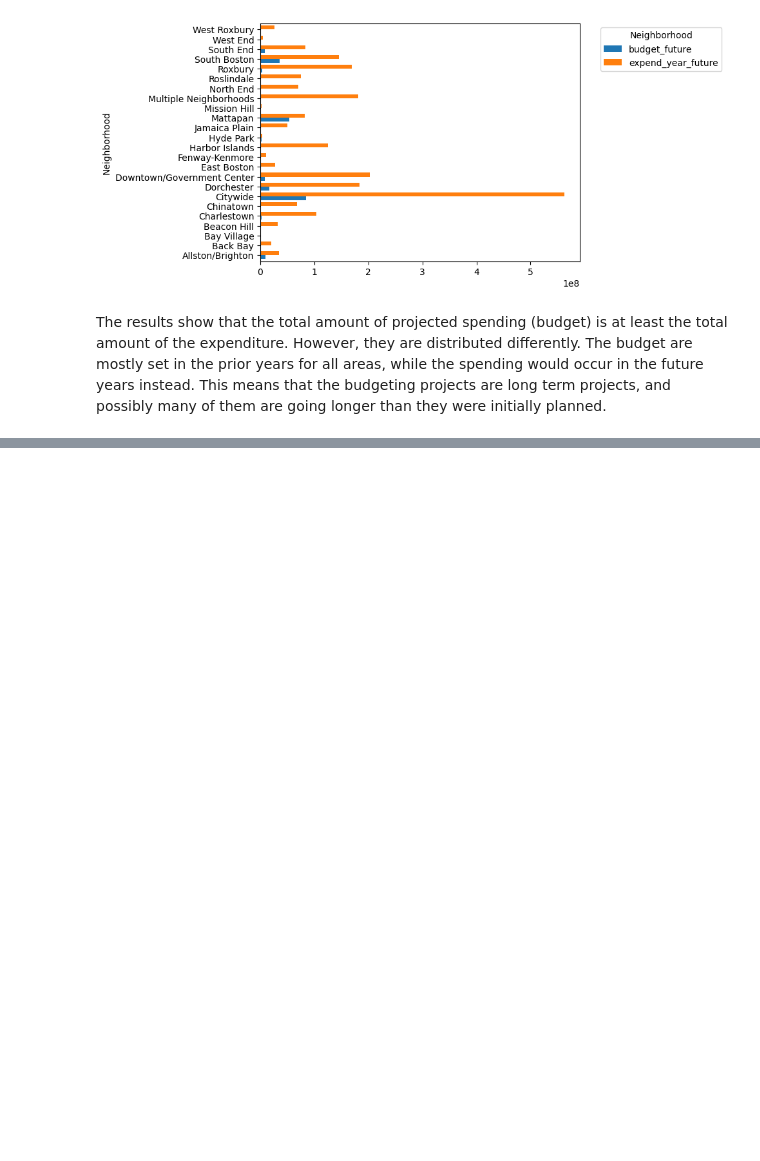
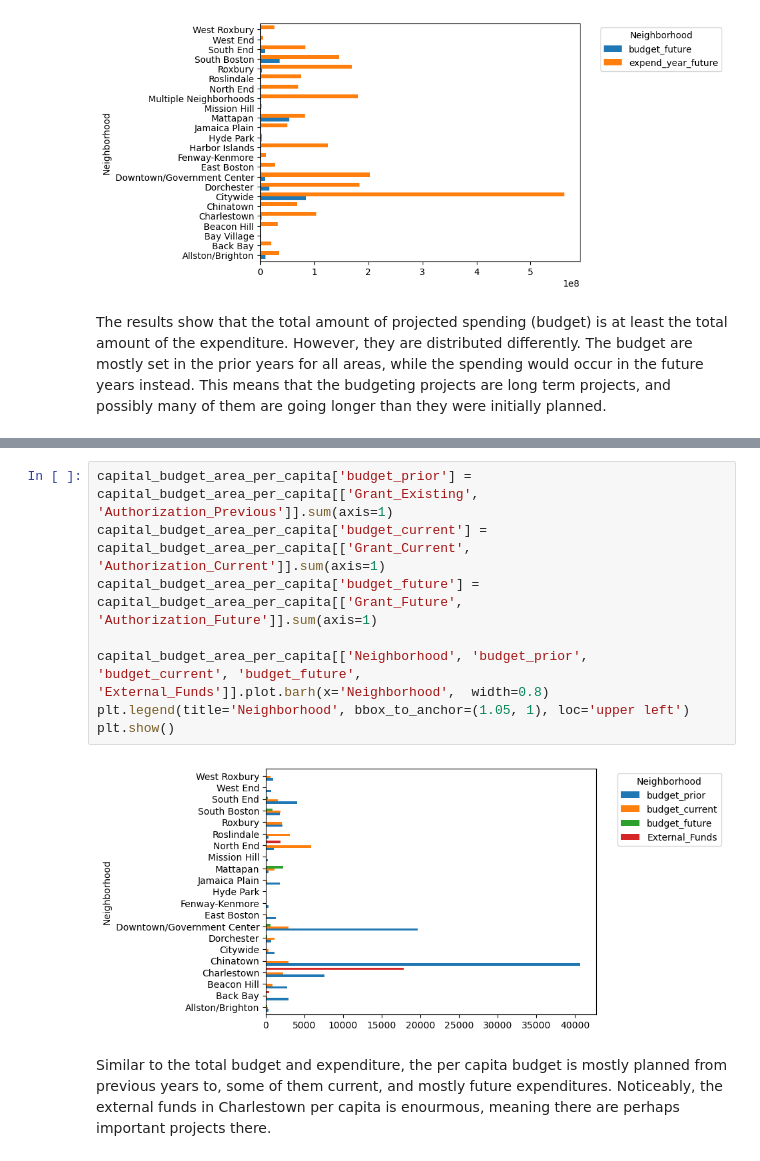
Before and after one commit to BU-Spark/ds-boston-city-budget, a Jupyter notebook: fa23-team-e/area_analysis.ipynb, the cells around one changed output, grey strips where cells are left out. Drawn from its saved outputs; the diff is of its cells as text; blank space fills up the shorter version.

```diff
--- a/fa23-team-e/area_analysis.ipynb
+++ b/fa23-team-e/area_analysis.ipynb
@@ -221,0 +397,12 @@ The results show that the total amount of projected spending (budget) is at leas
+# %%
+capital_budget_area_per_capita['budget_prior'] = capital_budget_area_per_capita[['Grant_Existing', 'Authorization_Previous']].sum(axis=1)
+capital_budget_area_per_capita['budget_current'] = capital_budget_area_per_capita[['Grant_Current', 'Authorization_Current']].sum(axis=1)
+capital_budget_area_per_capita['budget_future'] = capital_budget_area_per_capita[['Grant_Future', 'Authorization_Future']].sum(axis=1)
+
+capital_budget_area_per_capita[['Neighborhood', 'budget_prior', 'budget_current', 'budget_future', 'External_Funds']].plot.barh(x='Neighborhood',  width=0.8)
+plt.legend(title='Neighborhood', bbox_to_anchor=(1.05, 1), loc='upper left')
+plt.show()
+# %% [output]
+[figure, added]
+# %% [markdown]
+Similar to the total budget and expenditure, the per capita budget is mostly planned from previous years to, some of them current, and mostly future expenditures. Noticeably, the external funds in Charlestown per capita is enourmous, meaning there are perhaps important projects there.
```
Also changed, not shown: parts of 20 cells of this notebook, 2 other files.
